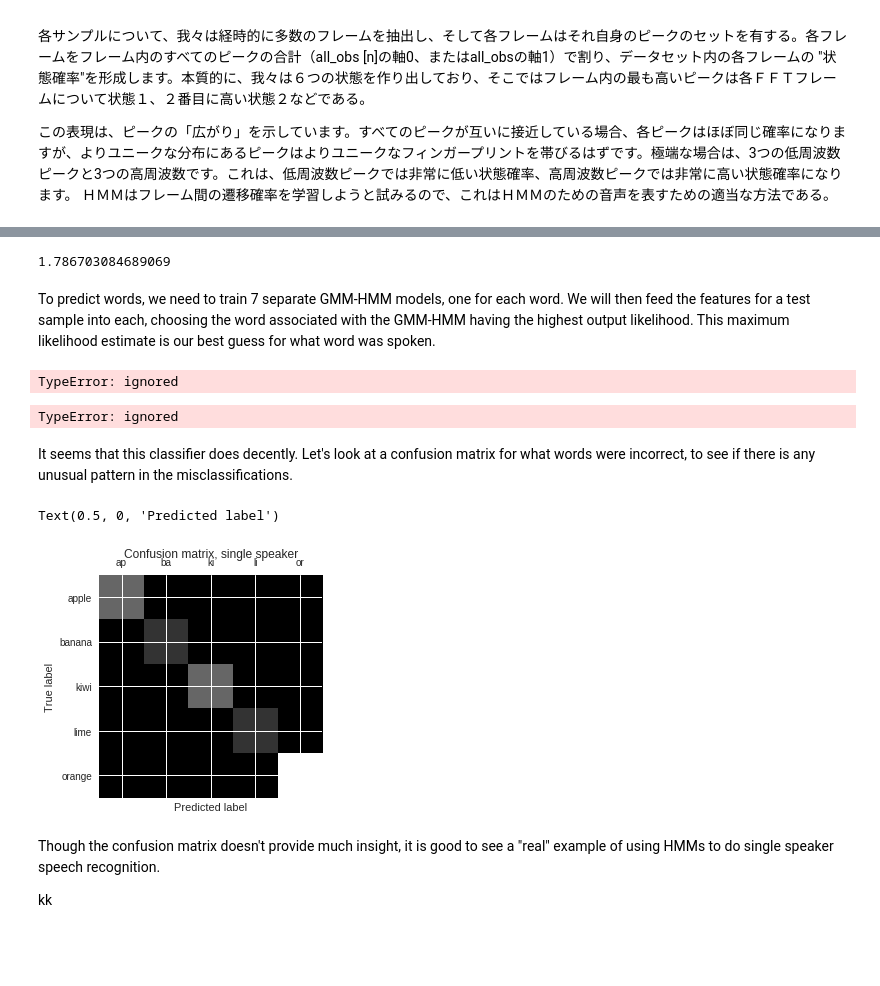
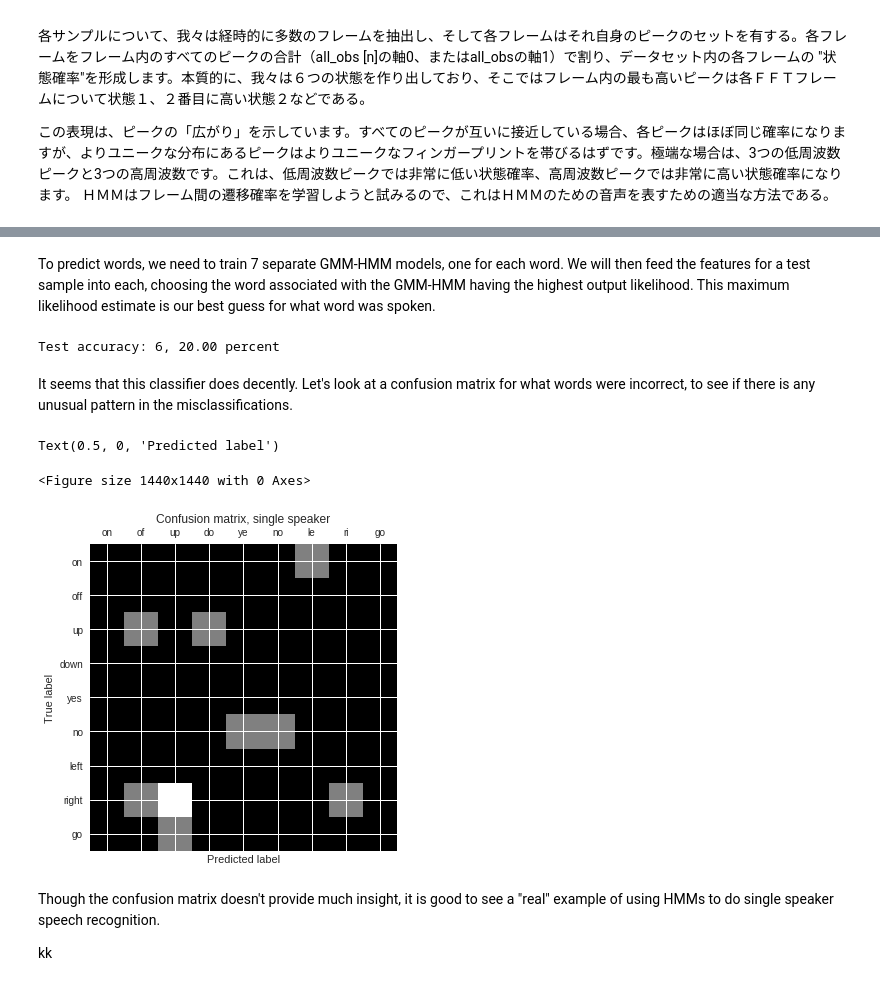
Before and after one commit to ayanokohjikimimaro/Data_Read, a Jupyter notebook: speechcomand_gmmhmm.ipynb, the cells around one changed output, grey strips where cells are left out. Drawn from its saved outputs; the diff is of its cells as text; code cells hidden in the pictures; blank space fills up the shorter version.

```diff
--- a/speechcomand_gmmhmm.ipynb
+++ b/speechcomand_gmmhmm.ipynb
@@ -134,5 +137,5 @@ all_labels=labl_list.T[0].tolist()
 # %%
-def stft(x, fftsize=128, overlap_pct=.5):
+def stft(x, fftsize=256, overlap_pct=.5):
     #stft(x, fftsize=64, overlap_pct=.5):
     #Modified from http://stackoverflow.com/questions/2459295/stft-and-istft-in-python
     hop = int(fftsize * (1 - overlap_pct))
@@ -252,19 +328,3 @@ Processed obs 60
 Processed obs 70
 Processed obs 80
 Processed obs 90
-# %%
-n=13
-
-all_obs = []
-for i in range(data_list.shape[0]):
-    d = librosa.feature.mfcc(y=data_list[i], n_mfcc=n)
-
-    obs = np.zeros((n, d.shape[1]))
-    for r in range(d.shape[1]):
-        t = d[:,r]
-        obs[:, r] = t.copy()
-    if i % 10 == 0:
-        print("Processed obs %s" % i)
-    all_obs.append(obs)
-
-all_obs = np.atleast_3d(all_obs)
@@ -555,42 +580,36 @@ n
-# %%
-np.max(all_obs)
-# %% [output]
-1.786703084689069
 # %% [markdown]
 To predict words, we need to train 7 separate GMM-HMM models, one for each word. We will then feed the features for a test sample into each, choosing the word associated with the GMM-HMM having the highest output likelihood. This maximum likelihood estimate is our best guess for what word was spoken.
-# %%
-ms = gmmhmm(6)
-_ = ms.fit(X_train[y_train == 3, :, :])
-ps = [ms.transform(X_test)]
-# %% [output]
-TypeError: ignored
 # %%
-ys = set(all_labels)
+for iii in [6]:
 
-ms = [gmmhmm(3) for y in ys]
-_ = [m.fit(X_train[y_train == y, :, :]) for m, y in zip(ms, ys)]
-ps = [m.transform(X_test) for m in ms]
-res = np.vstack(ps)
-predicted_labels = np.argmax(res, axis=0)
-missed = (predicted_labels != y_test)
-print('Test accuracy: %.2f percent' % (100 * (1 - np.mean(missed))))
+    ys = set(all_labels)
+
+    ms = [gmmhmm(iii) for y in ys]
+    _ = [m.fit(X_train[y_train == y, :, :]) for m, y in zip(ms, ys)]
+    ps = [m.transform(X_test) for m in ms]
+    res = np.vstack(ps)
+    predicted_labels = np.argmax(res, axis=0)
+    missed = (predicted_labels != y_test)
+    print('Test accuracy: %d, %.2f percent' % (iii, 100 * (1 - np.mean(missed))))
 # %% [output]
-TypeError: ignored
+Test accuracy: 6, 20.00 percent
 # %% [markdown]
 It seems that this classifier does decently. Let's look at a confusion matrix for what words were incorrect, to see if there is any unusual pattern in the misclassifications.
 # %%
 from sklearn.metrics import confusion_matrix
 cm = confusion_matrix(y_test, predicted_labels)
+plt.figure(figsize=(20, 20))
 plt.matshow(cm, cmap='gray')
 ax = plt.gca()
 _ = ax.set_xticklabels([" "] + [l[:2] for l in spoken])
 _ = ax.set_yticklabels([" "] + spoken)
 plt.title('Confusion matrix, single speaker')
 plt.ylabel('True label')
 plt.xlabel('Predicted label')
 # %% [output]
 Text(0.5, 0, 'Predicted label')
+<Figure size 1440x1440 with 0 Axes>
-[figure, old version]
+[figure, new version]
 # %% [markdown]
 Though the confusion matrix doesn't provide much insight, it is good to see a "real" example of using HMMs to do single speaker speech recognition.
 
```
Also changed, not shown: parts of 21 cells of this notebook.
